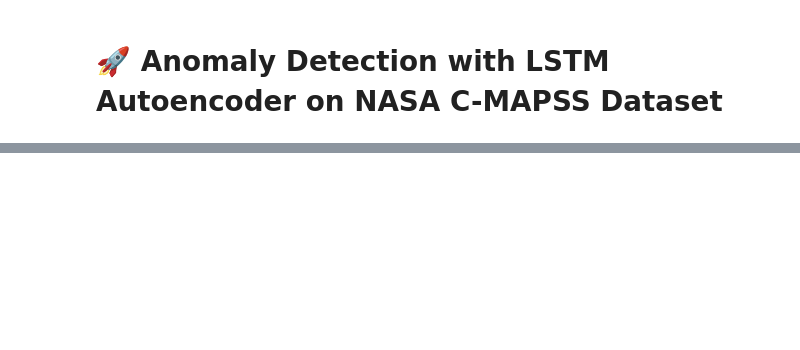
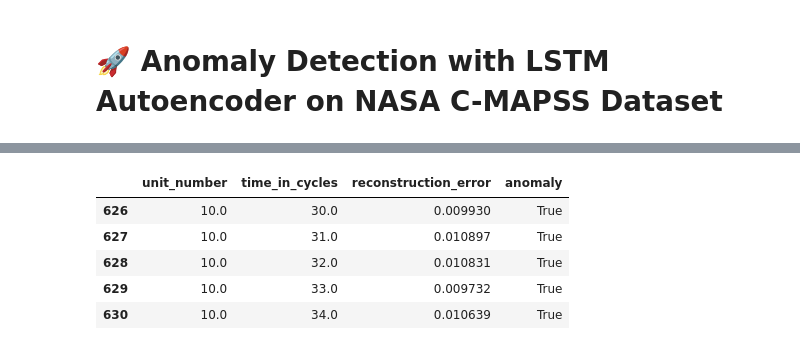
Before and after one commit to RAHULSKILLER/iNT_project, a Jupyter notebook: Anomaly_Detection_Colab_Notebook.ipynb, the cells around one changed output, grey strips where cells are left out. Drawn from its saved outputs; the diff is of its cells as text; code cells hidden in the pictures; blank space fills up the shorter version.

```diff
--- a/Anomaly_Detection_Colab_Notebook.ipynb
+++ b/Anomaly_Detection_Colab_Notebook.ipynb
@@ -67,0 +128,42 @@ plt.show()
+# %%
+# Upload test_FD001.txt
+from google.colab import files
+uploaded = files.upload()
+
+# Make sure file name matches exactly
+file_name = 'test_FD001.txt'  # Adjust if needed
+
+# Load and normalize test data
+test_df = pd.read_csv(file_name, sep='\\s+', header=None, names=columns)
+test_df[sensor_cols] = scaler.transform(test_df[sensor_cols])  # Use same scaler
+
+# Create sequences from test data
+test_sequences = []
+test_indices = []
+
+for unit in test_df['unit_number'].unique():
+    unit_data = test_df[test_df['unit_number'] == unit].sort_values('time_in_cycles')
+    for i in range(len(unit_data) - sequence_length):
+        seq = unit_data.iloc[i:i+sequence_length][sensor_cols].values
+        test_sequences.append(seq)
+        test_indices.append(unit_data.iloc[i+sequence_length-1][['unit_number', 'time_in_cycles']].values)
+
+test_sequences = np.array(test_sequences)
+
+# Predict with trained Autoencoder
+reconstructions = autoencoder.predict(test_sequences)
+
+# Calculate reconstruction error
+mse = np.mean(np.power(test_sequences - reconstructions, 2), axis=(1, 2))
+
+# Create DataFrame for analysis
+test_error_df = pd.DataFrame(test_indices, columns=["unit_number", "time_in_cycles"])
+test_error_df["reconstruction_error"] = mse
+
+# Set threshold (95th percentile of error)
+threshold = np.percentile(mse, 95)
+test_error_df["anomaly"] = test_error_df["reconstruction_error"] > threshold
+
+# Show first few anomalies
+test_error_df[test_error_df["anomaly"] == True].head()
+# %% [output]
@@ -67,0 +173,6 @@ plt.show()
+|  | unit_number | time_in_cycles | reconstruction_error | anomaly |
+| 626 | 10.0 | 30.0 | 0.009930 | True |
+| 627 | 10.0 | 31.0 | 0.010897 | True |
+| 628 | 10.0 | 32.0 | 0.010831 | True |
+| 629 | 10.0 | 33.0 | 0.009732 | True |
+| 630 | 10.0 | 34.0 | 0.010639 | True |
```
Also changed, not shown: parts of 10 cells of this notebook.
